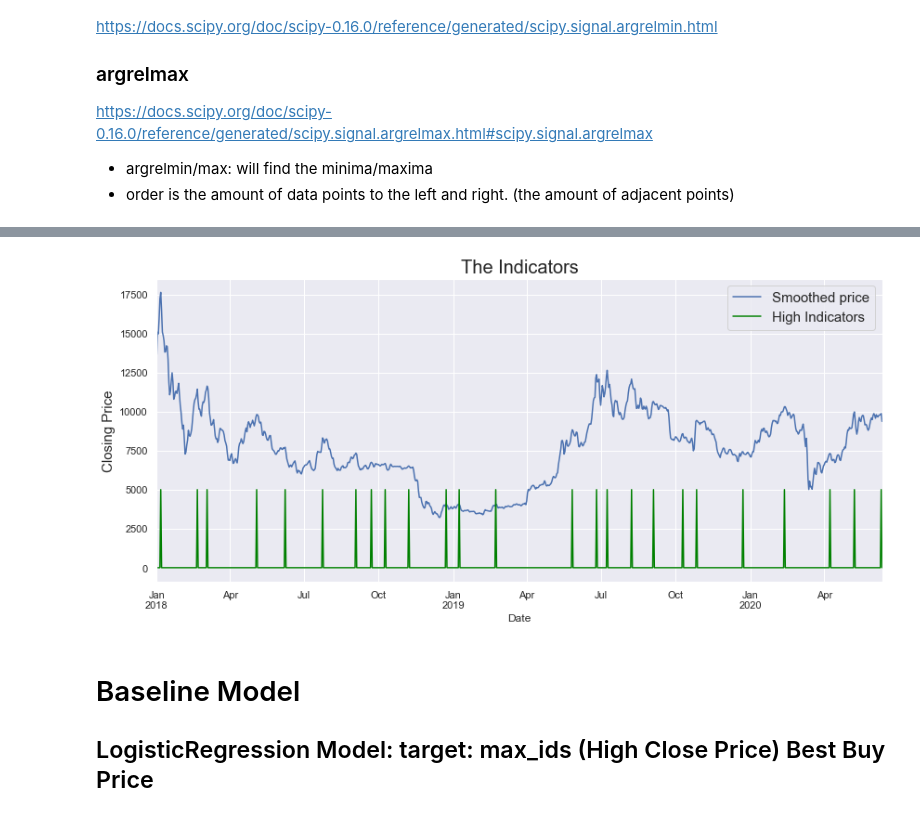
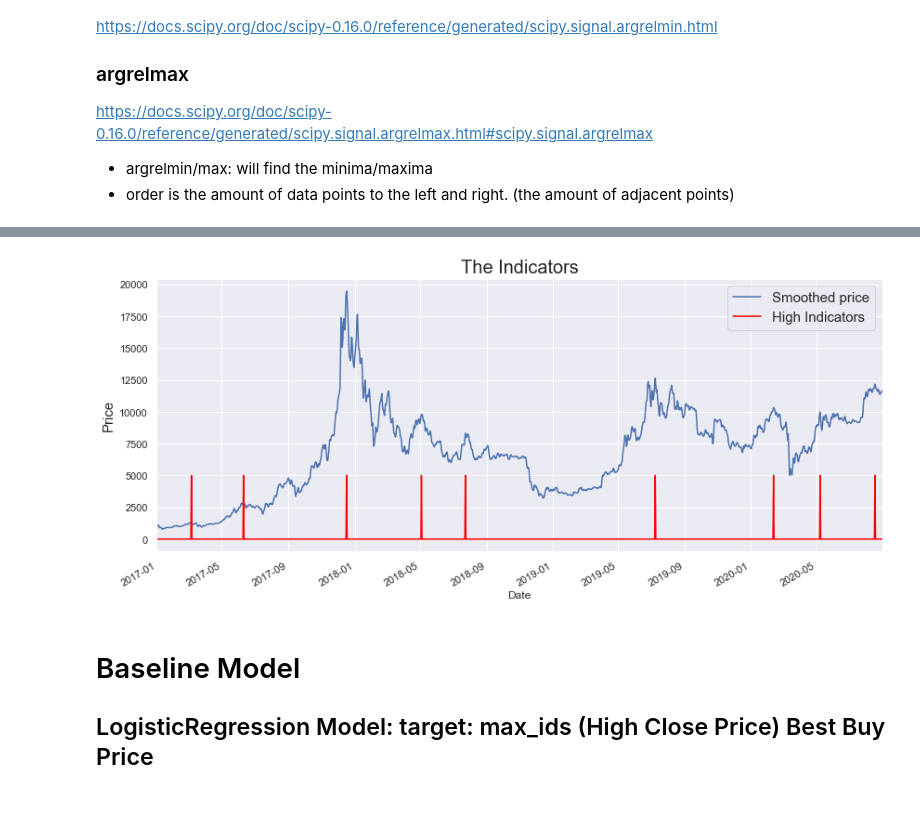
Before and after one commit to anhbiphan/Project_Bitcoin, a Jupyter notebook: BTC-USD_High_Preds.ipynb, the cells around one changed output, grey strips where cells are left out. Cells and saved outputs as stored; diff of their text form; code cells hidden in the pictures.

```diff
--- a/BTC-USD_High_Preds.ipynb
+++ b/BTC-USD_High_Preds.ipynb
@@ -48,7 +39,7 @@ today
 # We will grab our data from Yahoo Finance
 # We have to set a start date for the first initial data and th end date.
 data = yf.Ticker('BTC-USD')
-bit_data = data.history(start='2018-01-01',end=today)
+bit_data = data.history(start='2017-01-01',end=today)
 # %%
 bitcoin = bit_data
 # %%
@@ -131,8 +142,8 @@ max_ids = 'max_ids'
 bitcoin[max_ids] = 0
 bitcoin[min_ids] = 0
 
-min_id = argrelmin(bitcoin.smooth.values, order=10)[0].tolist()
-max_id = argrelmax(bitcoin.smooth.values, order=10)[0].tolist()
+min_id = argrelmin(bitcoin.smooth.values, order=50)[0].tolist()
+max_id = argrelmax(bitcoin.smooth.values, order=50)[0].tolist()
 
 # .iloc the min/max and turn them to 1, to indicate if they are low/high price point
 # all other data will be 0 if they are not low/high indicators
@@ -162,12 +152,12 @@ bitcoin.tail(30)
 # %%
 plt.figure(figsize=(14,6))
 bitcoin.smooth.plot(label='Smoothed price')
-(5000*bitcoin.max_ids).plot(color='green', label='High Indicators')
+(5000*bitcoin.max_ids).plot(color='red', label='High Indicators')
 plt.title('The Indicators', fontsize=20)
-plt.ylabel('Closing Price', fontsize=15)
+plt.ylabel('Price', fontsize=15)
 plt.legend(fontsize=15);
 # %% [output]
-[figure, old version]
+[figure, new version]
 # %% [markdown]
 # Baseline Model
 ## LogisticRegression Model: target: max_ids (High Close Price) Best Buy Price
```
Also changed, not shown: parts of 51 cells of this notebook, 2 other files.
